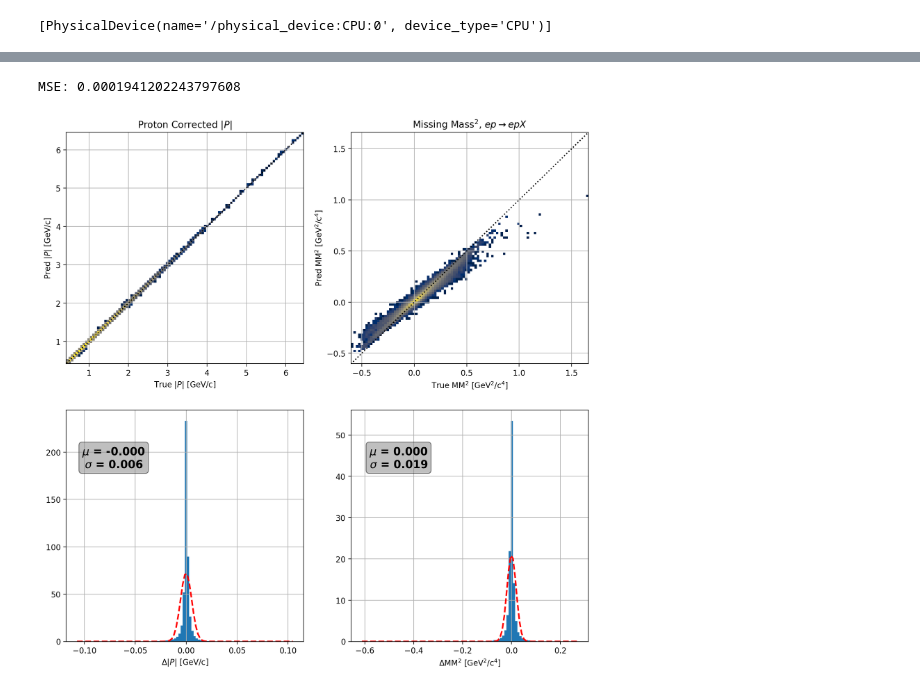
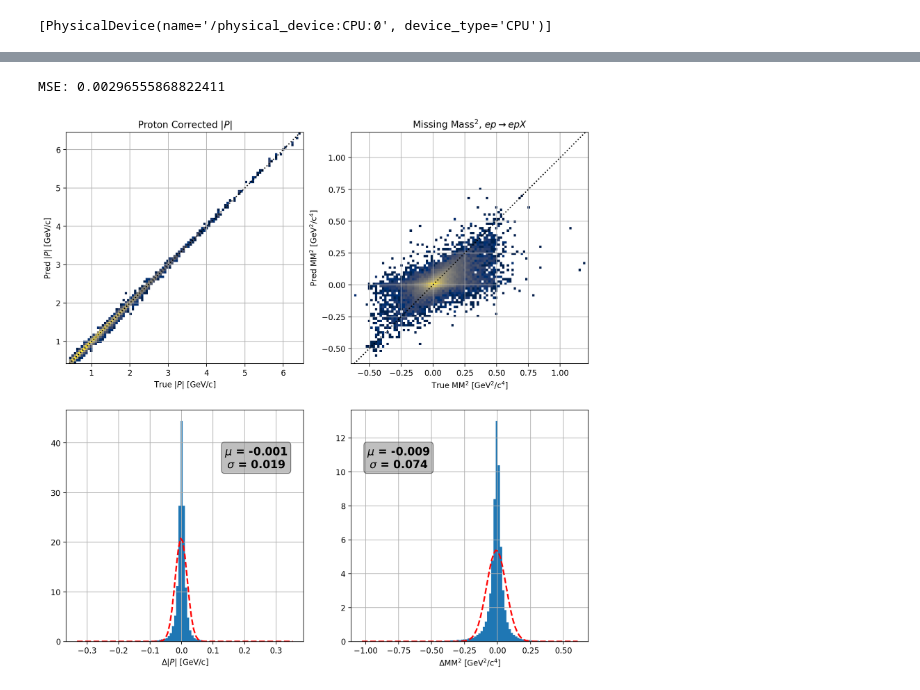
Before and after one commit to psimmerl/momentum_corrections_ML, a Jupyter notebook: analysis.ipynb, the cells around one changed output, grey strips where cells are left out. Drawn from its saved outputs; the diff is of its cells as text; code cells hidden in the pictures.

```diff
--- a/analysis.ipynb
+++ b/analysis.ipynb
@@ -100,13 +88,13 @@ etheta 5.520%
 # %timeit model(X_train, training=False) # Can be optimized with weight pruning
 # %%
 # eP, eTheta, ePhi, pP, pTheta, pPhi, log(q2), log(t)
-X = scaler_X.inverse_transform(X_train)
-y = scaler_y.inverse_transform(y_train)
-yp = scaler_y.inverse_transform(y_train_pred)
+# X = scaler_X.inverse_transform(X_train)
+# y = scaler_y.inverse_transform(y_train)
+# yp = scaler_y.inverse_transform(y_train_pred)
 
-X = scaler_X.inverse_transform(X_train)
-y = scaler_y.inverse_transform(y_train)
-yp = scaler_y.inverse_transform(y_train_pred)
+X = scaler_X.inverse_transform(X_test)
+y = scaler_y.inverse_transform(y_test)
+yp = scaler_y.inverse_transform(y_test_pred)
 
 y[:,0] = np.exp(y[:,0] + X[:,3])
 yp[:,0] = np.exp(yp[:,0] + X[:,3])
@@ -116,7 +104,7 @@ X[:,3] = np.exp(X[:,3])
 
 print("MSE:", mean_squared_error(y, yp))
 # %% [output]
-MSE: 0.0001941202243797608
+MSE: 0.00296555868822411
 # %%
 from scipy.stats import norm
 f, axs = plt.subplots(2, 2, figsize=(12,12))
@@ -124,35 +112,38 @@ f, axs = plt.subplots(2, 2, figsize=(12,12))
 xdatas = [y[:,0], y[:,1]]
 ydatas = [yp[:,0], yp[:,1]]
 titles = [r'Proton Corrected $|P|$', r'Missing Mass$^{2}$, $ep \rightarrow epX$']
 xlabs  = [r'True $|P|$ [GeV/c]', r'True MM$^2$ [GeV$^2$/c$^4$]']
 ylabs  = [r'Pred $|P|$ [GeV/c]', r'Pred MM$^2$ [GeV$^2$/c$^4$]']
 
 
 for ax, xd, yd, t, xl, yl in zip(axs.T, xdatas, ydatas, titles, xlabs, ylabs):
   xmin, xmax = np.min(np.c_[xd, yd]), np.max(np.c_[xd, yd])
   ax[0].hist2d(xd, yd, 100, [[xmin,xmax],[xmin,xmax]], cmap='cividis', cmin=1, norm=mpl.colors.LogNorm())
-  ax[0].plot([-1e3, 1e3], [-1e3, 1e3], 'k:')
+  ax[0].axis('equal')
+  ax[0].autoscale(False)
+  xlim = ax[0].get_xlim()
+  ax[0].plot(xlim, xlim, 'k:')
   ax[0].set_title(t)
   ax[0].set_xlabel(xl)
   ax[0].set_ylabel(yl)
   ax[0].grid(True)
 
   dd = yd - xd
   n, bins, patches = ax[1].hist(dd, density=True, bins=100)
   ax[1].set_xlabel(r'$\Delta$'+xl[5:])
   # ax[1].set_yscale('log')
   ax[1].grid(True)
 
   (mu, sig) = norm.fit(dd)
   yy = norm.pdf(bins, mu, sig)
   l = ax[1].plot(bins, yy, 'r--', linewidth=2)
 
   if mu < (bins[-1] + bins[0])/2: xpos=0.8
   else: xpos=0.2
   ax[1].text(xpos, 0.75, f"$\mu$ = {mu:1.3f}\n$\sigma$ = {sig:1.3f}", fontsize=14, fontweight='bold',
       bbox=dict(facecolor='gray', boxstyle='round', alpha=0.5), ha='center', transform=ax[1].transAxes)
 # %% [output]
-[figure, old version]
+[figure, new version]
 # %%
 f, axs = plt.subplots(1, 2, figsize=(12,6))
 
```
Also changed, not shown: parts of 4 cells of this notebook.
